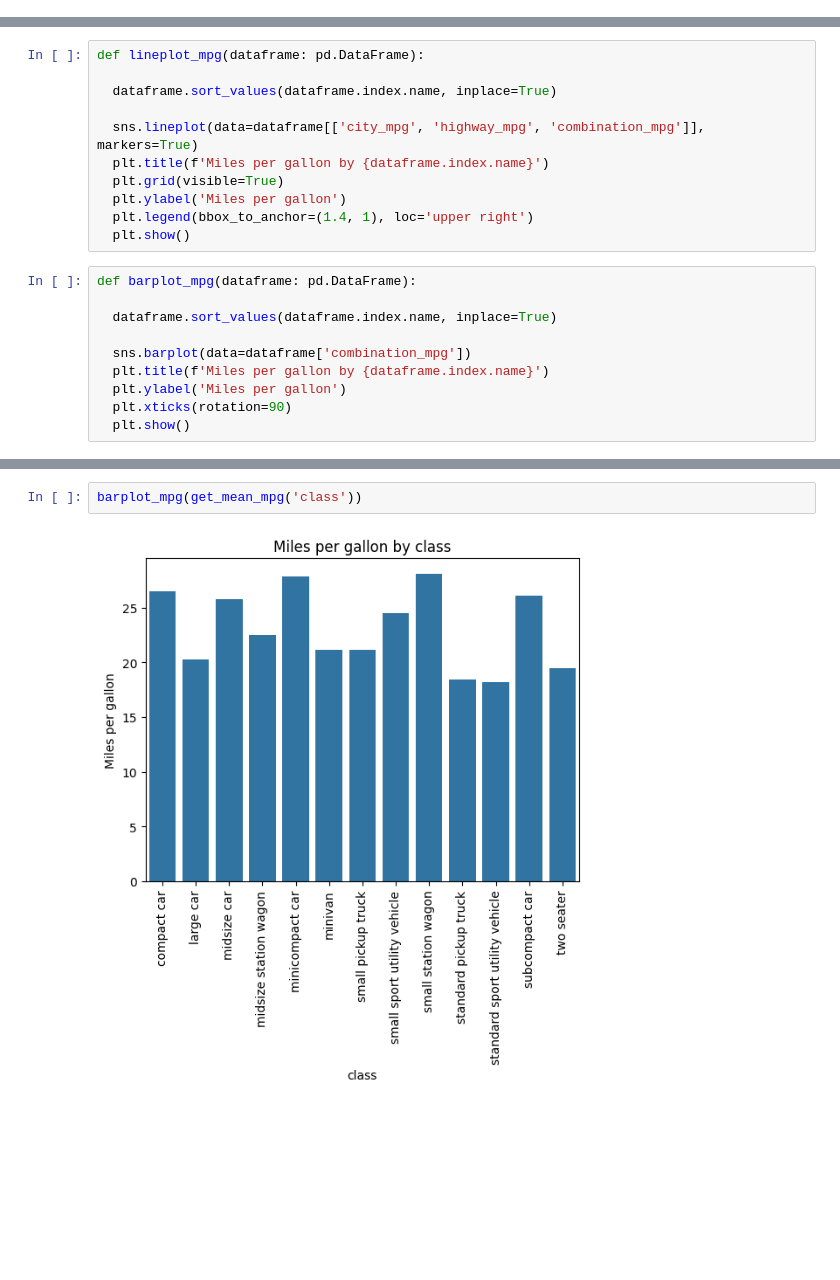
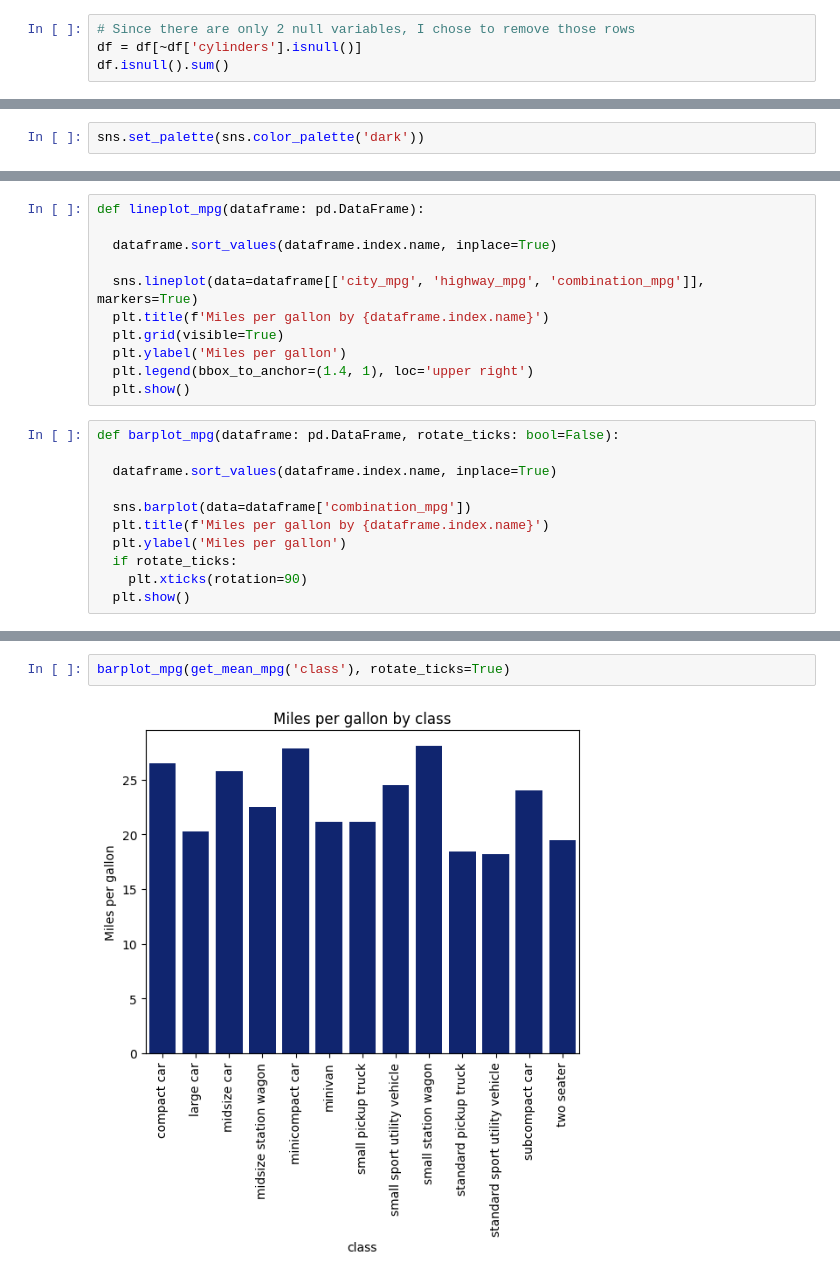
Before and after one commit to anmar36a/Data-Analysis, a Jupyter notebook: Car_Fuel_Efficiency.ipynb, the cells around one changed output, grey strips where cells are left out. Drawn from its saved outputs; the diff is of its cells as text; blank space fills up the shorter version.

```diff
--- a/Car_Fuel_Efficiency.ipynb
+++ b/Car_Fuel_Efficiency.ipynb
@@ -35,0 +75,4 @@ df
+# %%
+# Since there are only 2 null variables, I chose to remove those rows
+df = df[~df['cylinders'].isnull()]
+df.isnull().sum()
@@ -72,3 +115,5 @@ df.describe()
+# %%
+sns.set_palette(sns.color_palette('dark'))
 # %%
 # Reorder columns
 cols = df.columns.tolist()
@@ -181,14 +266,15 @@ def lineplot_mpg(dataframe: pd.DataFrame):
   plt.legend(bbox_to_anchor=(1.4, 1), loc='upper right')
   plt.show()
 # %%
-def barplot_mpg(dataframe: pd.DataFrame):
+def barplot_mpg(dataframe: pd.DataFrame, rotate_ticks: bool=False):
 
   dataframe.sort_values(dataframe.index.name, inplace=True)
 
   sns.barplot(data=dataframe['combination_mpg'])
   plt.title(f'Miles per gallon by {dataframe.index.name}')
   plt.ylabel('Miles per gallon')
-  plt.xticks(rotation=90)
+  if rotate_ticks:
+    plt.xticks(rotation=90)
   plt.show()
 # %%
 lineplot_mpg(get_mean_mpg('year'))
@@ -197,7 +283,7 @@ lineplot_mpg(get_mean_mpg('year'))
 # %%
-barplot_mpg(get_mean_mpg('class'))
+barplot_mpg(get_mean_mpg('class'), rotate_ticks=True)
 # %% [output]
-[figure, old version]
+[figure, new version]
 # %%
 lineplot_mpg(get_mean_mpg('cylinders'))
 # %% [output]
```
Also changed, not shown: parts of 58 cells of this notebook.
